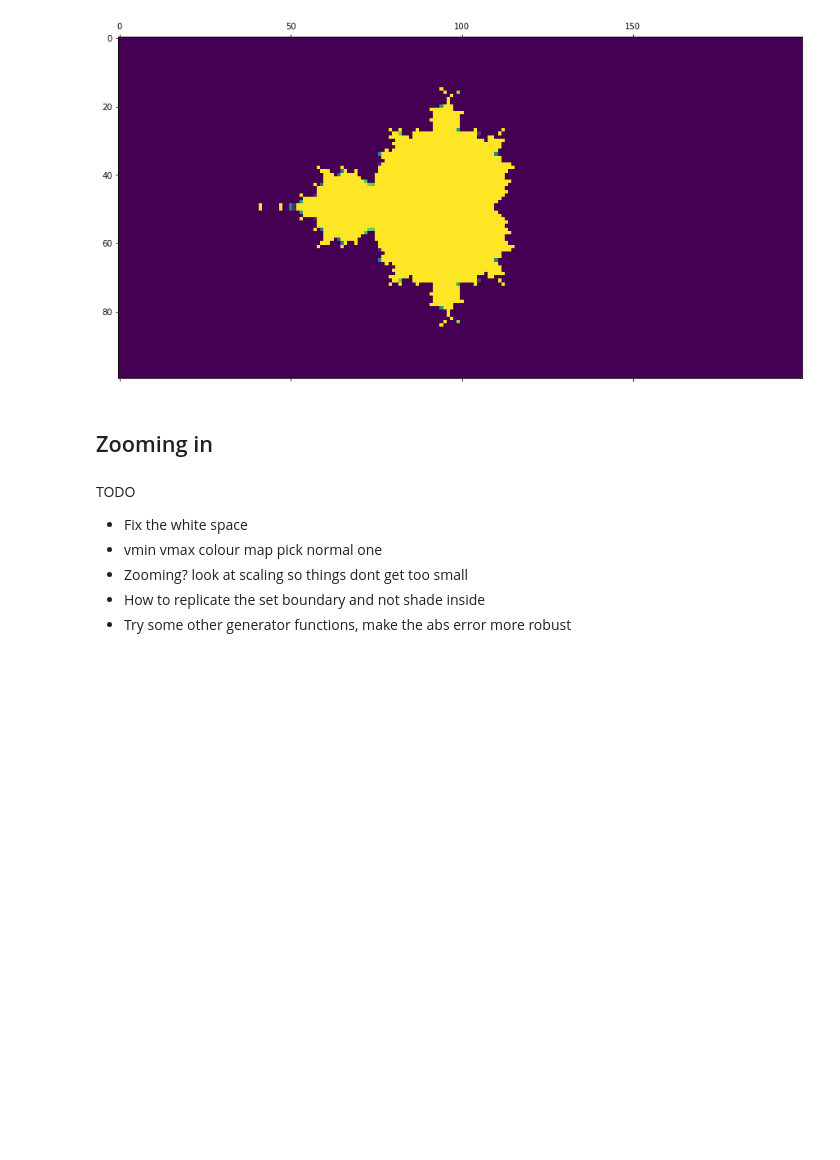
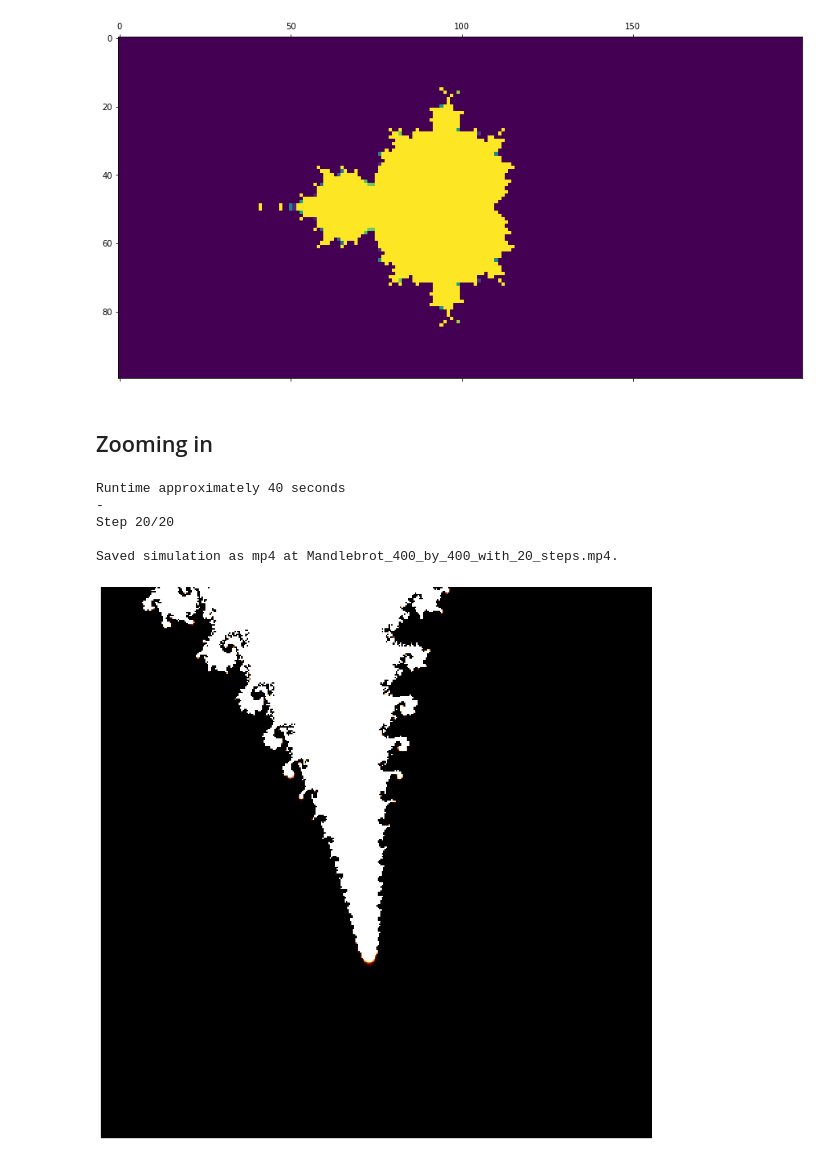
Before and after one commit to benw000/MandelbrotZoom, a Jupyter notebook: mandlebrot.ipynb, the cells around one changed output. Drawn from its saved outputs; the diff is of its cells as text; code cells hidden in the pictures; blank space fills up the shorter version.

Commit message:
Working zoom

```diff
--- a/mandlebrot.ipynb
+++ b/mandlebrot.ipynb
@@ -118,13 +118,17 @@ def get_colour(c: complex, N: int = 10, recursion_func = mandlebrot_f) -> float:
 
     # Call recursive function N times
     final_z = recursion(c,N,recursion_func)
+
     # Find its absolute value
-    abs_z = abs(final_z)
+    try:
+        abs_z = abs(final_z)
+    except:
+        return 0
 
-    # Return piecewise colour function of absolute value
     if np.isnan(abs_z):
         return 0
 
+    # Return piecewise colour function of absolute value
     cut_off = 2
     if abs_z <= cut_off:
         return 1
@@ -240,7 +279,32 @@ def zoom_in(step: int, focus: complex, recentering_steps: int = 5,
-# %% [markdown]
-TODO
-- Fix the white space
-- vmin vmax colour map pick normal one
-- Zooming? look at scaling so things dont get too small
-- How to replicate the set boundary and not shade inside
-- Try some other generator functions, make the abs error more robust
+# %%
+interval_between_frames = 200 # milliseconds
+num_frames = 20
+focus = -0.75+0.1j
+res_x, res_y = 400,400
+N = 50
+
+print(f"Runtime approximately {round(num_frames*(res_x*res_y)/80000)} seconds")
+print("-")
+
+fig, ax = plt.subplots(figsize=[15,15])
+scat = ax.scatter([], [])
+
+ani = FuncAnimation(fig, zoom_in_step, frames=num_frames, \
+                        fargs=([ax],focus,res_x,res_y,num_frames, 5, N,), interval=interval_between_frames)
+
+save_as_mp4 = True
+if save_as_mp4:
+    mp4_path = f"Mandlebrot_{res_x}_by_{res_y}_with_{num_frames}_steps.mp4"
+    fps = 1/(interval_between_frames*(10**(-3))) # period -> frequency
+    ani.save(mp4_path, writer='ffmpeg', fps=fps)
+    print("\n")
+    print(f"Saved simulation as mp4 at {mp4_path}.")
+
+plt.show()
+# %% [output]
+Runtime approximately 40 seconds
+-
+Step 20/20
+
+Saved simulation as mp4 at Mandlebrot_400_by_400_with_20_steps.mp4.
+[figure, added]
```
Also changed, not shown: parts of 3 cells of this notebook, 1 other file.
